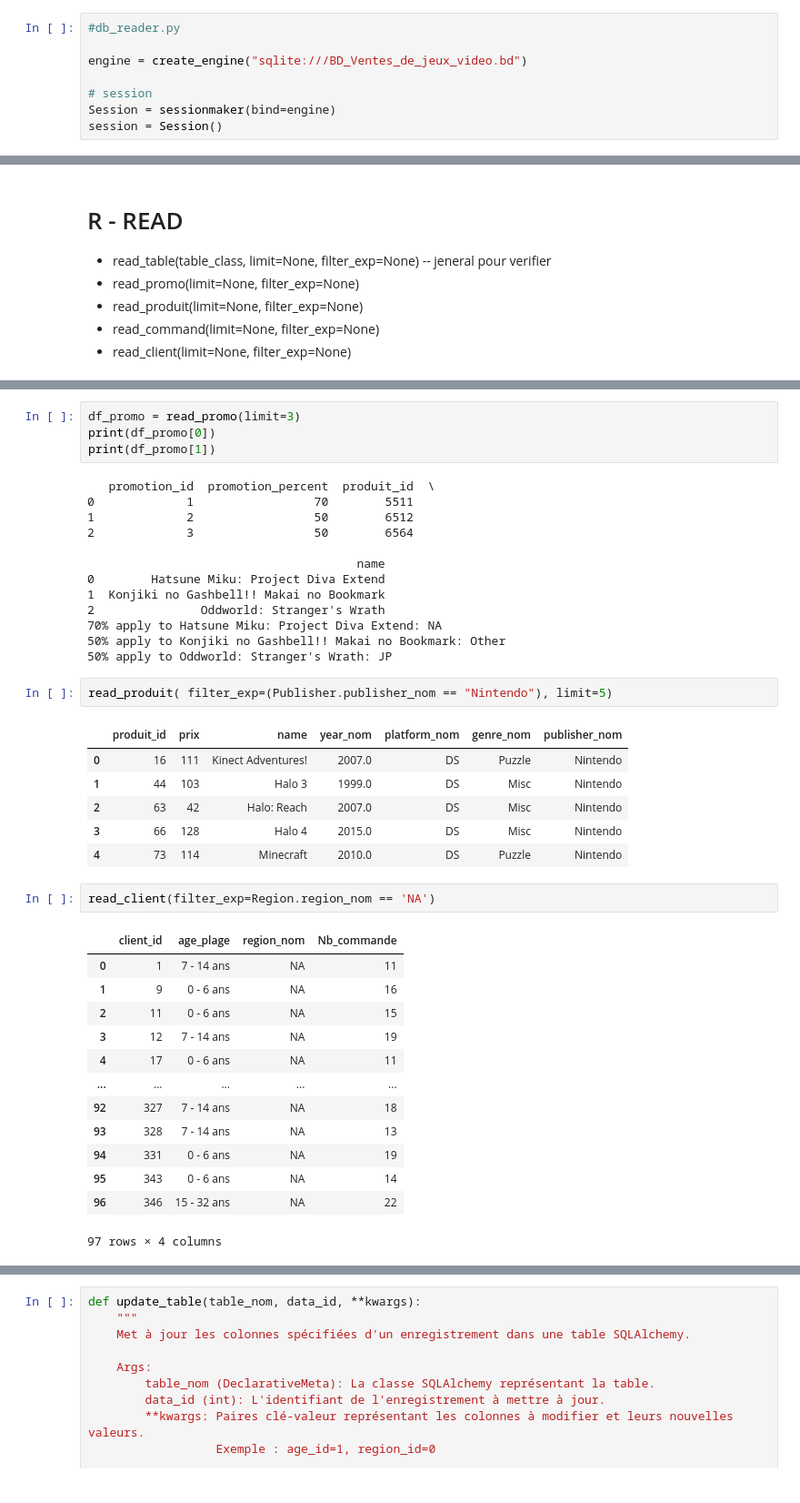
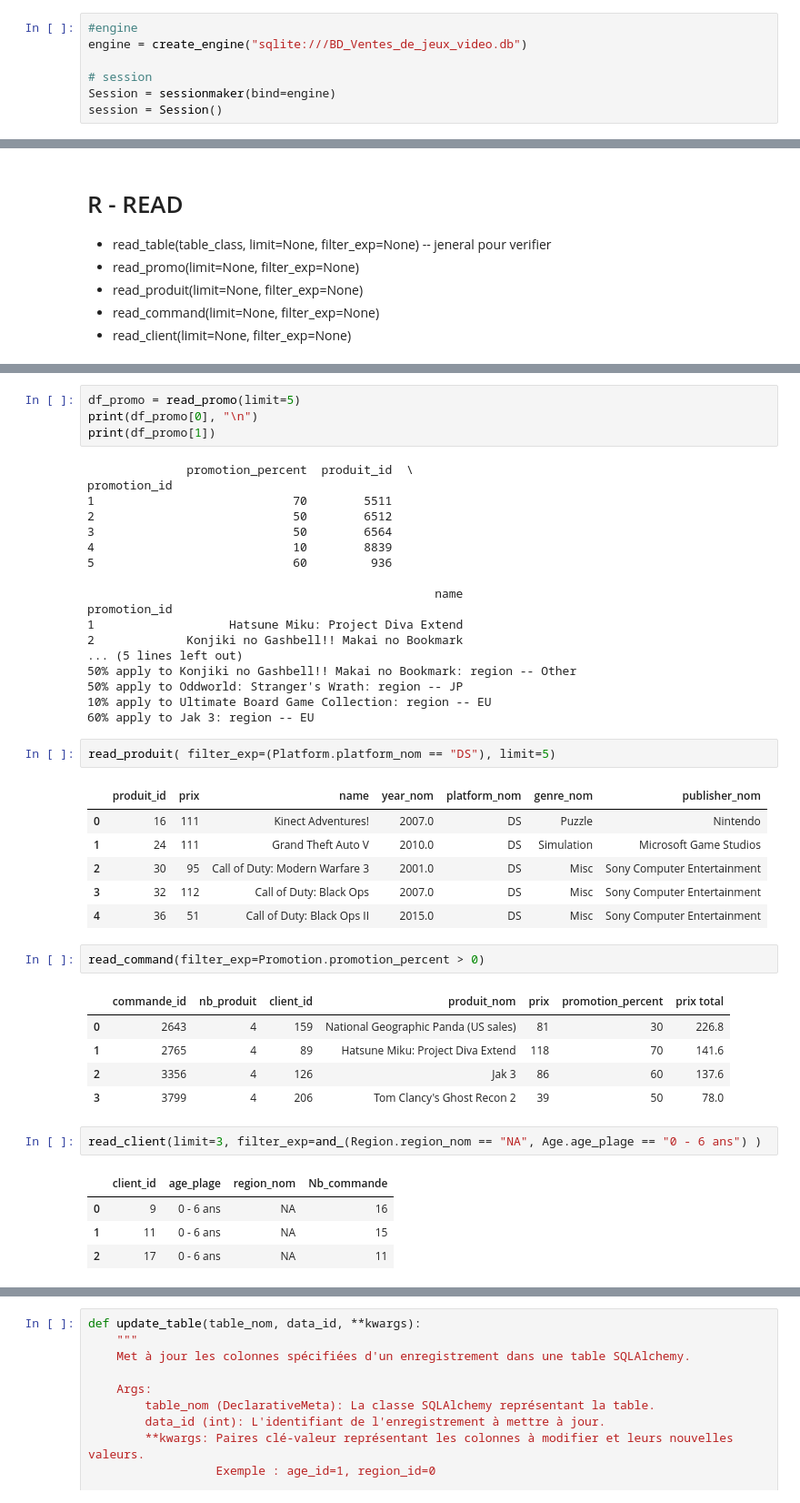
Before and after one commit to KiykoHanna/Conception_BDD, a Jupyter notebook: app/CRUD_bd_vente.ipynb, the cells around one changed output, grey strips where cells are left out. Shown: that part at 91% size. Saved outputs shown, nothing was run; the diff lists cells and outputs as text.

```diff
--- a/app/CRUD_bd_vente.ipynb
+++ b/app/CRUD_bd_vente.ipynb
@@ -18,7 +18,6 @@ from components.models import Client, DonnePersonnel, Commande, Produit, Genre,
 # %%
-#db_reader.py
-
-engine = create_engine("sqlite:///BD_Ventes_de_jeux_video.bd")
+#engine
+engine = create_engine("sqlite:///BD_Ventes_de_jeux_video.db")
 
 # session
 Session = sessionmaker(bind=engine)
@@ -299,44 +388,48 @@ read_command(limit=5, filter_exp=Promotion.promotion_percent == 50)
 # %%
-df_promo = read_promo(limit=3)
-print(df_promo[0])
+df_promo = read_promo(limit=5)
+print(df_promo[0], "\n")
 print(df_promo[1])
 # %% [output]
-   promotion_id  promotion_percent  produit_id  \
-0             1                 70        5511
-1             2                 50        6512
-2             3                 50        6564
+              promotion_percent  produit_id  \
+promotion_id
+1                            70        5511
+2                            50        6512
+3                            50        6564
+4                            10        8839
+5                            60         936
 
-                                      name
-0        Hatsune Miku: Project Diva Extend
-1  Konjiki no Gashbell!! Makai no Bookmark
-2               Oddworld: Stranger's Wrath
-70% apply to Hatsune Miku: Project Diva Extend: NA
-50% apply to Konjiki no Gashbell!! Makai no Bookmark: Other
-50% apply to Oddworld: Stranger's Wrath: JP
+                                                 name
+promotion_id
+1                   Hatsune Miku: Project Diva Extend
+2             Konjiki no Gashbell!! Makai no Bookmark
+... (5 lines left out)
+50% apply to Konjiki no Gashbell!! Makai no Bookmark: region -- Other
+50% apply to Oddworld: Stranger's Wrath: region -- JP
+10% apply to Ultimate Board Game Collection: region -- EU
+60% apply to Jak 3: region -- EU
 # %%
-read_produit( filter_exp=(Publisher.publisher_nom == "Nintendo"), limit=5)
+read_produit( filter_exp=(Platform.platform_nom == "DS"), limit=5)
 # %% [output]
 |  | produit_id | prix | name | year_nom | platform_nom | genre_nom | publisher_nom |
 | 0 | 16 | 111 | Kinect Adventures! | 2007.0 | DS | Puzzle | Nintendo |
-| 1 | 44 | 103 | Halo 3 | 1999.0 | DS | Misc | Nintendo |
-| 2 | 63 | 42 | Halo: Reach | 2007.0 | DS | Misc | Nintendo |
-| 3 | 66 | 128 | Halo 4 | 2015.0 | DS | Misc | Nintendo |
-| 4 | 73 | 114 | Minecraft | 2010.0 | DS | Puzzle | Nintendo |
+| 1 | 24 | 111 | Grand Theft Auto V | 2010.0 | DS | Simulation | Microsoft Game Studios |
+| 2 | 30 | 95 | Call of Duty: Modern Warfare 3 | 2001.0 | DS | Misc | Sony Computer Entertainment |
+| 3 | 32 | 112 | Call of Duty: Black Ops | 2007.0 | DS | Misc | Sony Computer Entertainment |
+| 4 | 36 | 51 | Call of Duty: Black Ops II | 2015.0 | DS | Misc | Sony Computer Entertainment |
+# %%
+read_command(filter_exp=Promotion.promotion_percent > 0)
+# %% [output]
+|  | commande_id | nb_produit | client_id | produit_nom | prix | promotion_percent | prix total |
+| 0 | 2643 | 4 | 159 | National Geographic Panda (US sales) | 81 | 30 | 226.8 |
+| 1 | 2765 | 4 | 89 | Hatsune Miku: Project Diva Extend | 118 | 70 | 141.6 |
+| 2 | 3356 | 4 | 126 | Jak 3 | 86 | 60 | 137.6 |
+| 3 | 3799 | 4 | 206 | Tom Clancy's Ghost Recon 2 | 39 | 50 | 78.0 |
 # %%
-read_client(filter_exp=Region.region_nom == 'NA')
+read_client(limit=3, filter_exp=and_(Region.region_nom == "NA", Age.age_plage == "0 - 6 ans") )
 # %% [output]
 |  | client_id | age_plage | region_nom | Nb_commande |
-| 0 | 1 | 7 - 14 ans | NA | 11 |
-| 1 | 9 | 0 - 6 ans | NA | 16 |
-| 2 | 11 | 0 - 6 ans | NA | 15 |
-| 3 | 12 | 7 - 14 ans | NA | 19 |
-| 4 | 17 | 0 - 6 ans | NA | 11 |
-| ... | ... | ... | ... | ... |
-| 92 | 327 | 7 - 14 ans | NA | 18 |
-| 93 | 328 | 7 - 14 ans | NA | 13 |
-| 94 | 331 | 0 - 6 ans | NA | 19 |
-| 95 | 343 | 0 - 6 ans | NA | 14 |
-| 96 | 346 | 15 - 32 ans | NA | 22 |
+| 0 | 9 | 0 - 6 ans | NA | 16 |
+| 1 | 11 | 0 - 6 ans | NA | 15 |
+| 2 | 17 | 0 - 6 ans | NA | 11 |
-97 rows × 4 columns
 # %% [markdown]
 # U - UPDATE
```
Also changed, not shown: parts of 12 cells of this notebook, 6 other files.
